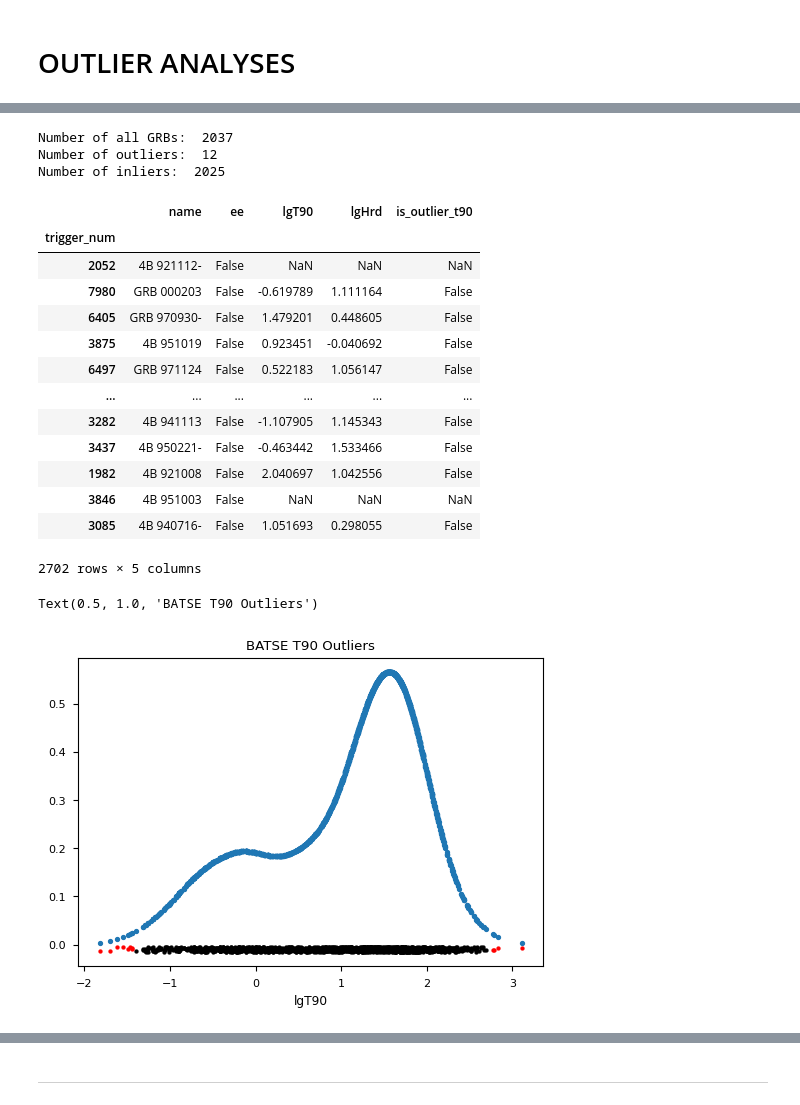
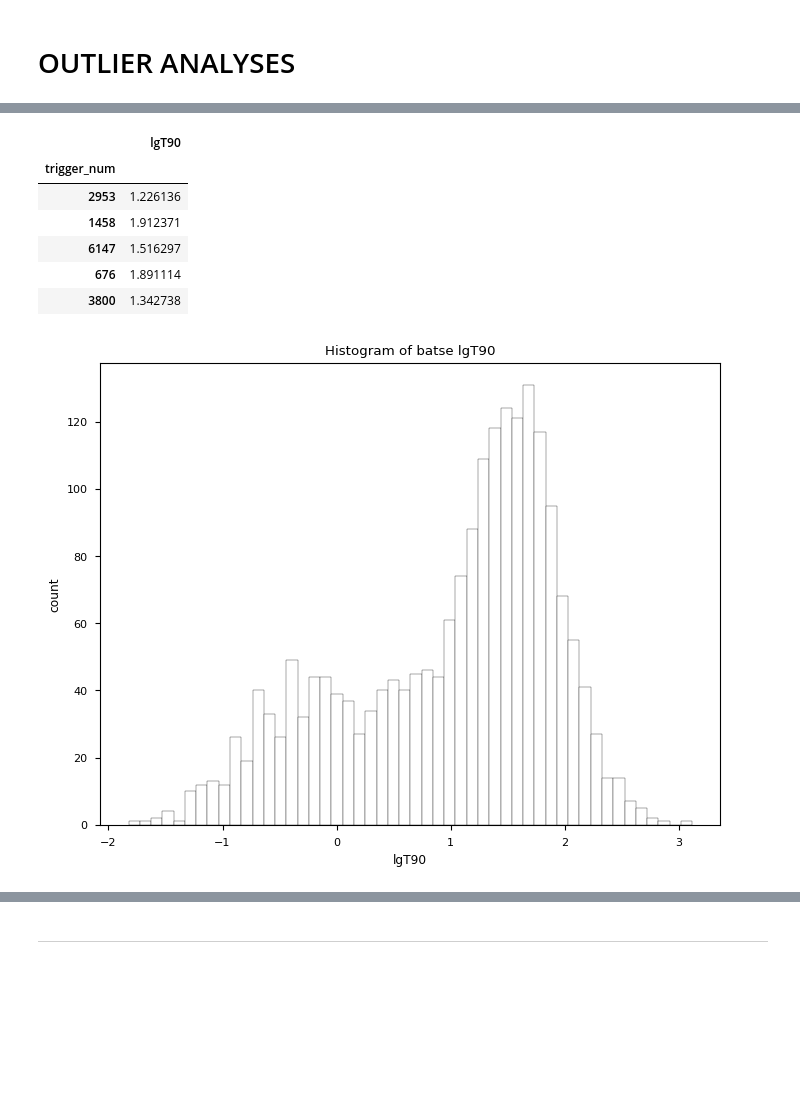
Before and after one commit to ayfm/GRB-Classification, a Jupyter notebook: notebooks/outliers.ipynb, the cells around one changed output, grey strips where cells are left out. Saved outputs shown, nothing was run; the diff lists cells and outputs as text; code cells hidden in the pictures; blank space fills up the shorter version.

```diff
--- a/notebooks/outliers.ipynb
+++ b/notebooks/outliers.ipynb
@@ -62,45 +59,15 @@ disp.histogram(df_batse_t90, "lgT90", title = "BATSE T90 Histogram")
-# %%
-df_batse_t90['is_outlier'], df_batse_t90['log_dens'] = outliers.outliersKernelDensity1D(X_batse_t90)
-
-n_outliers = df_batse_t90['is_outlier'].sum()
-n_inliers = len(X_batse_t90) - n_outliers
-
-print("Number of all GRBs: ", len(X_batse_t90))
-print("Number of outliers: ", n_outliers)
-print("Number of inliers: ", n_inliers)
-
-# Save the output
-df_batse['is_outlier_t90'] = df_batse_t90['is_outlier']
-df_batse
-# %% [output]
-Number of all GRBs:  2037
-Number of outliers:  12
-Number of inliers:  2025
-|  | name | ee | lgT90 | lgHrd | is_outlier_t90 |
-| trigger_num |  |  |  |  |  |
-| 2052 | 4B 921112- | False | NaN | NaN | NaN |
-| 7980 | GRB 000203 | False | -0.619789 | 1.111164 | False |
-| 6405 | GRB 970930- | False | 1.479201 | 0.448605 | False |
-| 3875 | 4B 951019 | False | 0.923451 | -0.040692 | False |
-| 6497 | GRB 971124 | False | 0.522183 | 1.056147 | False |
-| ... | ... | ... | ... | ... | ... |
-| 3282 | 4B 941113 | False | -1.107905 | 1.145343 | False |
-| 3437 | 4B 950221- | False | -0.463442 | 1.533466 | False |
-| 1982 | 4B 921008 | False | 2.040697 | 1.042556 | False |
-| 3846 | 4B 951003 | False | NaN | NaN | NaN |
-| 3085 | 4B 940716- | False | 1.051693 | 0.298055 | False |
-2702 rows × 5 columns
-# %%
-plt.figure(figsize=(6,4))
-plt.scatter(
-    X_batse_t90[:, 0],
-    np.exp(df_batse_t90['log_dens']),
-    lw=1,
-    marker=".")
-plt.scatter(X_batse_t90[~df_batse_t90['is_outlier'], 0], -0.005 - 0.01 * np.random.random(n_inliers), marker=".", color="black")
-plt.scatter(X_batse_t90[df_batse_t90['is_outlier'], 0], -0.005 - 0.01 * np.random.random(n_outliers), marker=".", color="red")
-plt.xlabel("lgT90")
-plt.title("BATSE T90 Outliers")
-# %% [output]
-Text(0.5, 1.0, 'BATSE T90 Outliers')
-[figure, removed]
+# %%
+## Load dataset and the features
+df_batse_t90 = data_operations.load(cat_name="batse",
+                                    feats=["lgT90"],
+                                    plot_data=True)
+df_batse_t90.sample(5)
+# %% [output]
+|  | lgT90 |
+| trigger_num |  |
+| 2953 | 1.226136 |
+| 1458 | 1.912371 |
+| 6147 | 1.516297 |
+| 676 | 1.891114 |
+| 3800 | 1.342738 |
+[figure, added]
```
Also changed, not shown: parts of 131 cells of this notebook, 2 other files.
